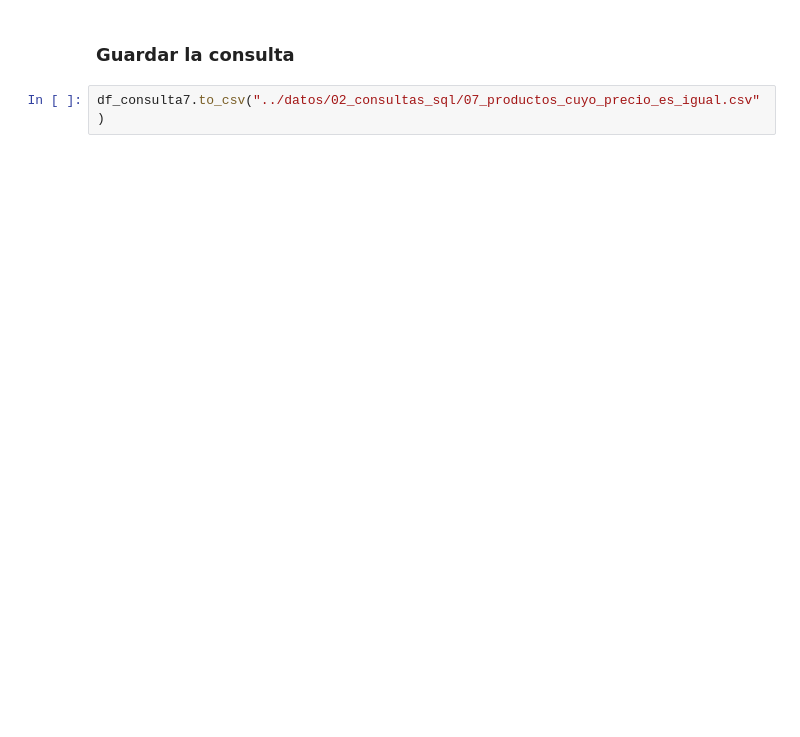
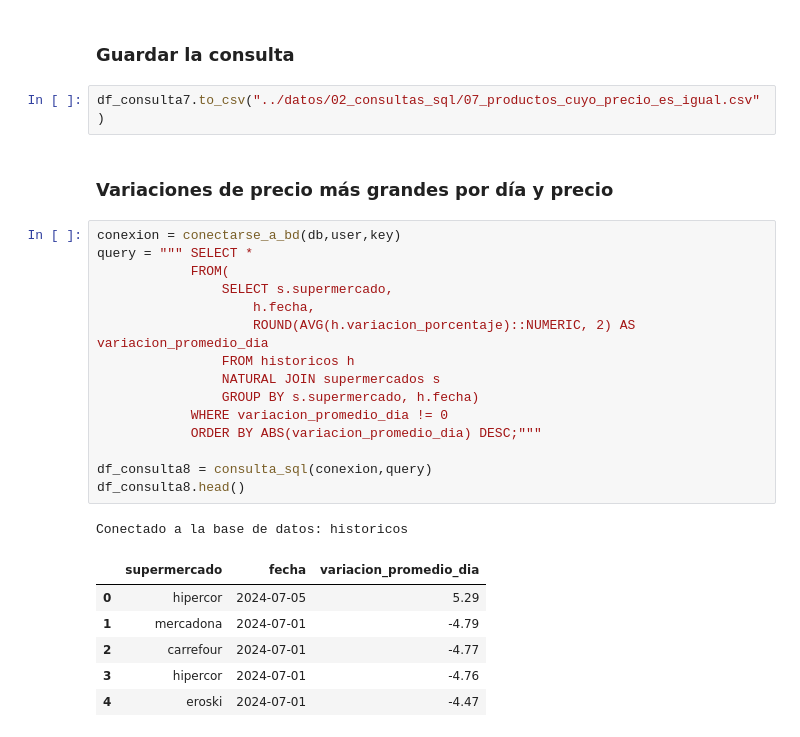
Before and after one commit to apelsito/Proyecto4-AnalisisFacua, a Jupyter notebook: notebooks/04_consultas_sql.ipynb, the cells around one changed output. Drawn from its saved outputs; the diff is of its cells as text; blank space fills up the shorter version.

```diff
--- a/notebooks/04_consultas_sql.ipynb
+++ b/notebooks/04_consultas_sql.ipynb
@@ -247,3 +255,28 @@ df_consulta7.head()
 ### Guardar la consulta
 # %%
 df_consulta7.to_csv("../datos/02_consultas_sql/07_productos_cuyo_precio_es_igual.csv")
+# %% [markdown]
+### Variaciones de precio más grandes por día y precio
+# %%
+conexion = conectarse_a_bd(db,user,key)
+query = """ SELECT *
+            FROM(
+	            SELECT s.supermercado,
+	                h.fecha,
+	                ROUND(AVG(h.variacion_porcentaje)::NUMERIC, 2) AS variacion_promedio_dia
+	            FROM historicos h
+	            NATURAL JOIN supermercados s
+	            GROUP BY s.supermercado, h.fecha)
+            WHERE variacion_promedio_dia != 0
+            ORDER BY ABS(variacion_promedio_dia) DESC;"""
+
+df_consulta8 = consulta_sql(conexion,query)
+df_consulta8.head()
+# %% [output]
+Conectado a la base de datos: historicos
+|  | supermercado | fecha | variacion_promedio_dia |
+| 0 | hipercor | 2024-07-05 | 5.29 |
+| 1 | mercadona | 2024-07-01 | -4.79 |
+| 2 | carrefour | 2024-07-01 | -4.77 |
+| 3 | hipercor | 2024-07-01 | -4.76 |
+| 4 | eroski | 2024-07-01 | -4.47 |
```
Also changed, not shown: parts of 14 cells of this notebook, 4 other files.
